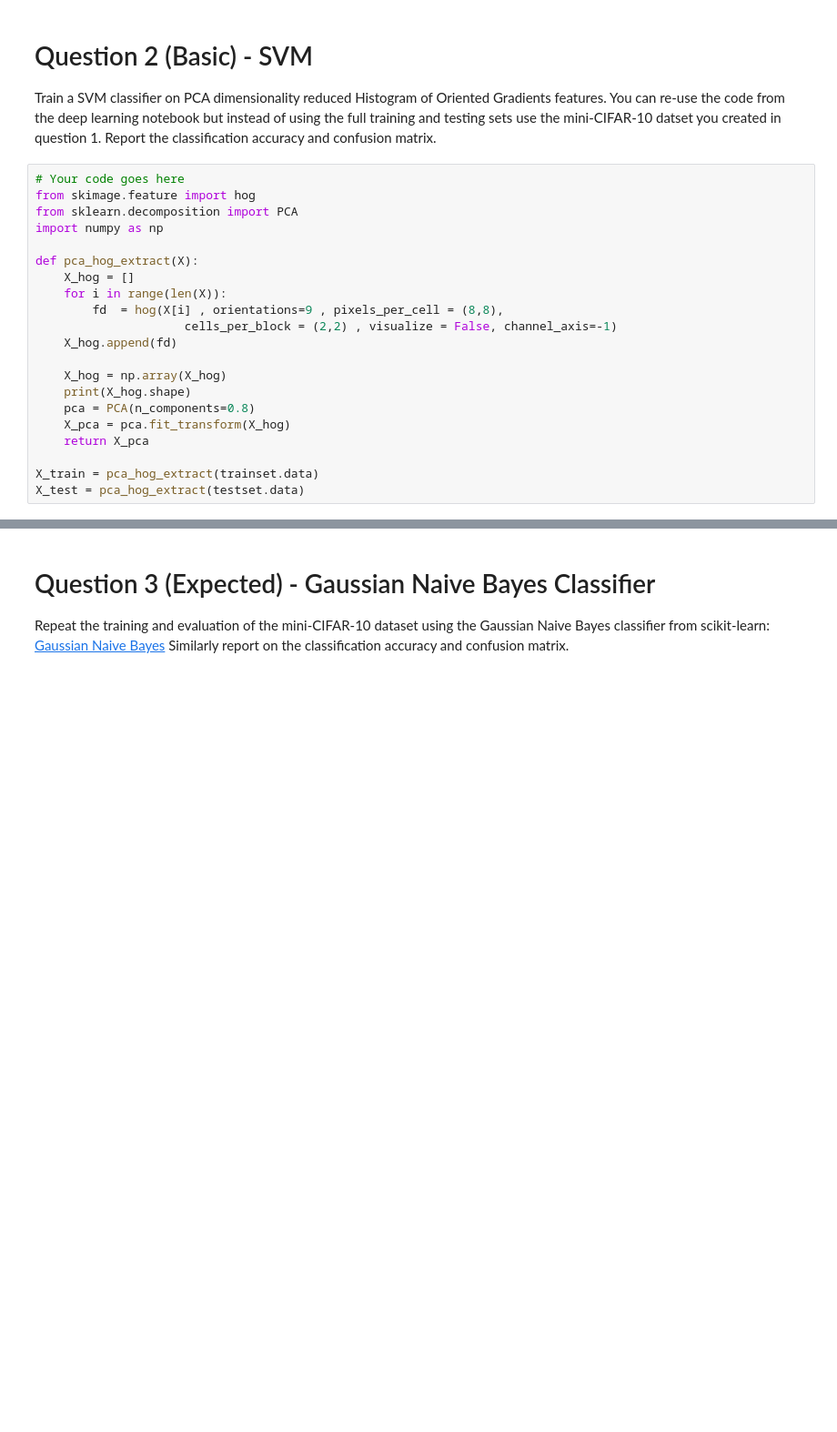
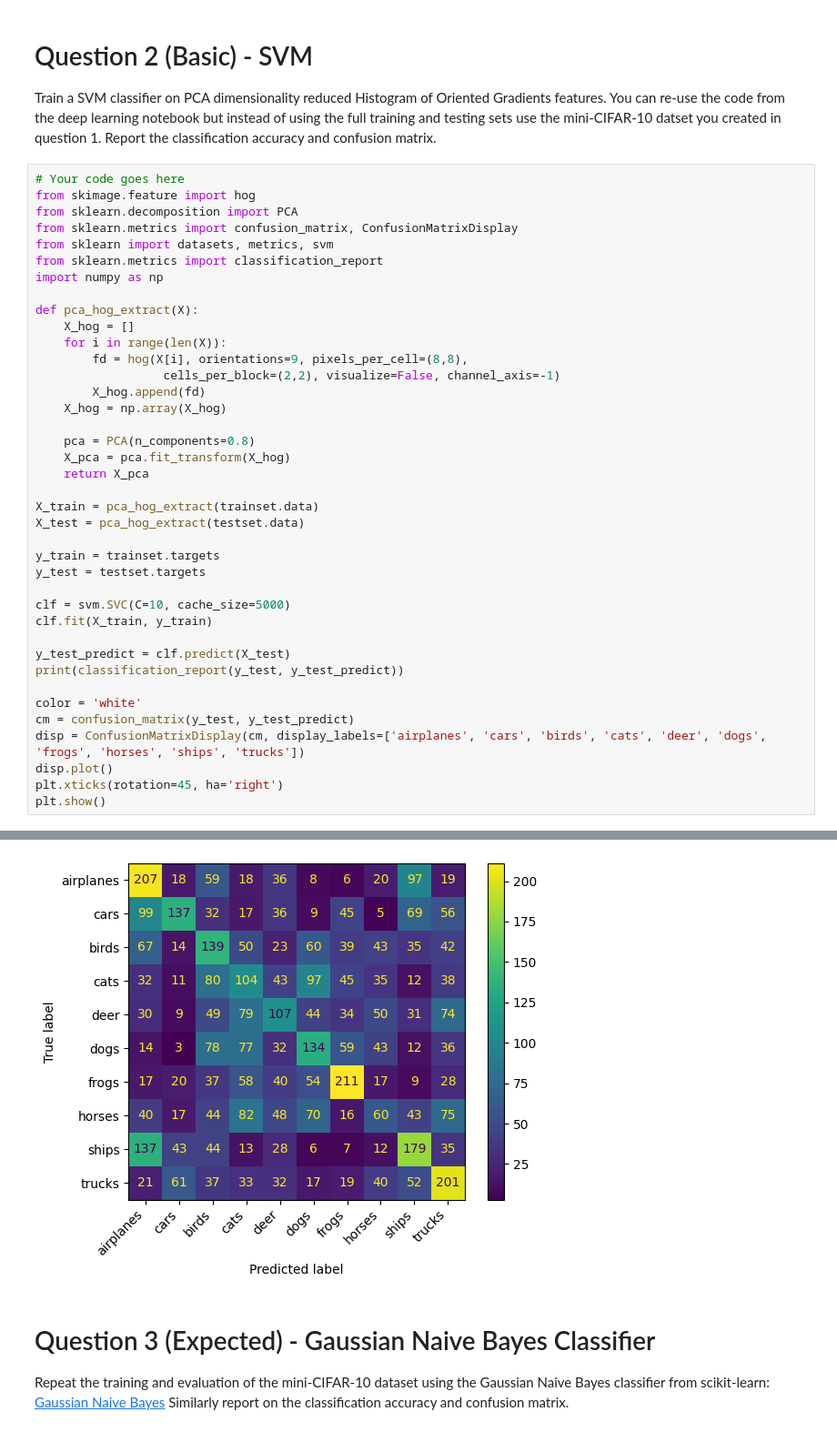
Before and after one commit to bhavanvir/CSC-421, a Jupyter notebook: Assignment 4 - Machine Learning and Deep Learning/csc421_Fall_2023_assignment4.ipynb, the cells around one changed output, grey strips where cells are left out. Shown at 91% size. Cells and saved outputs as stored; diff of their text form; blank space fills up the shorter version.

```diff
--- a/Assignment 4 - Machine Learning and Deep Learning/csc421_Fall_2023_assignment4.ipynb
+++ b/Assignment 4 - Machine Learning and Deep Learning/csc421_Fall_2023_assignment4.ipynb
@@ -50,21 +50,39 @@ Train a SVM classifier on PCA dimensionality reduced Histogram of Oriented Gradi
 # Your code goes here
 from skimage.feature import hog
 from sklearn.decomposition import PCA
+from sklearn.metrics import confusion_matrix, ConfusionMatrixDisplay
+from sklearn import datasets, metrics, svm
+from sklearn.metrics import classification_report
 import numpy as np
 
 def pca_hog_extract(X):
     X_hog = []
     for i in range(len(X)):
-        fd  = hog(X[i] , orientations=9 , pixels_per_cell = (8,8),
-                     cells_per_block = (2,2) , visualize = False, channel_axis=-1)
-    X_hog.append(fd)
+        fd = hog(X[i], orientations=9, pixels_per_cell=(8,8),
+                  cells_per_block=(2,2), visualize=False, channel_axis=-1)
+        X_hog.append(fd)
+    X_hog = np.array(X_hog)
 
-    X_hog = np.array(X_hog)
-    print(X_hog.shape)
     pca = PCA(n_components=0.8)
     X_pca = pca.fit_transform(X_hog)
     return X_pca
 
 X_train = pca_hog_extract(trainset.data)
 X_test = pca_hog_extract(testset.data)
+
+y_train = trainset.targets
+y_test = testset.targets
+
+clf = svm.SVC(C=10, cache_size=5000)
+clf.fit(X_train, y_train)
+
+y_test_predict = clf.predict(X_test)
+print(classification_report(y_test, y_test_predict))
+
+color = 'white'
+cm = confusion_matrix(y_test, y_test_predict)
+disp = ConfusionMatrixDisplay(cm, display_labels=['airplanes', 'cars', 'birds', 'cats', 'deer', 'dogs', 'frogs', 'horses', 'ships', 'trucks'])
+disp.plot()
+plt.xticks(rotation=45, ha='right')
+plt.show()
 # %% [output]
@@ -72,3 +105,4 @@ Error:
+[figure, added]
 # %% [markdown]
 # Question 3 (Expected) - Gaussian Naive Bayes Classifier
 
```
Also changed, not shown: parts of 3 cells of this notebook.
